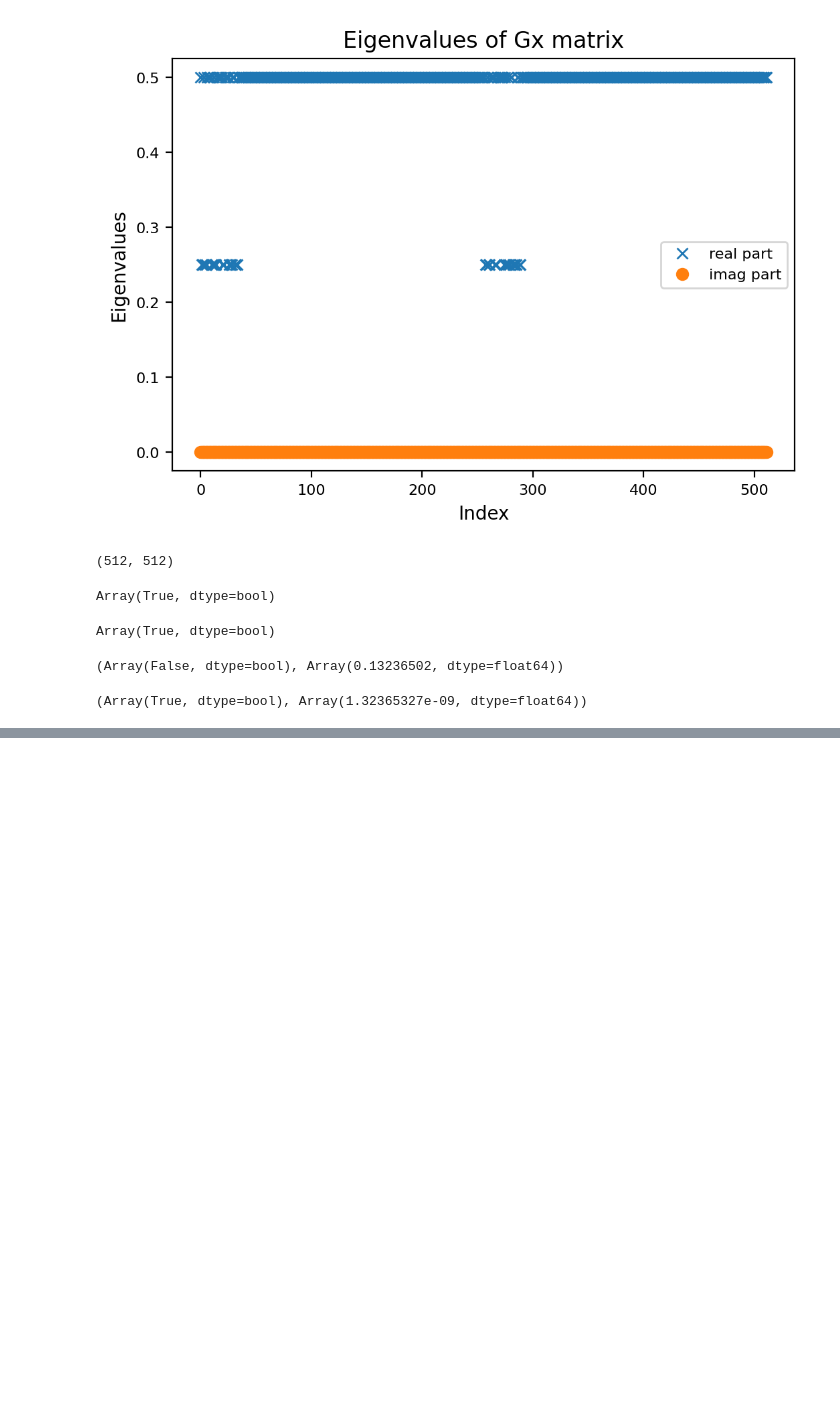
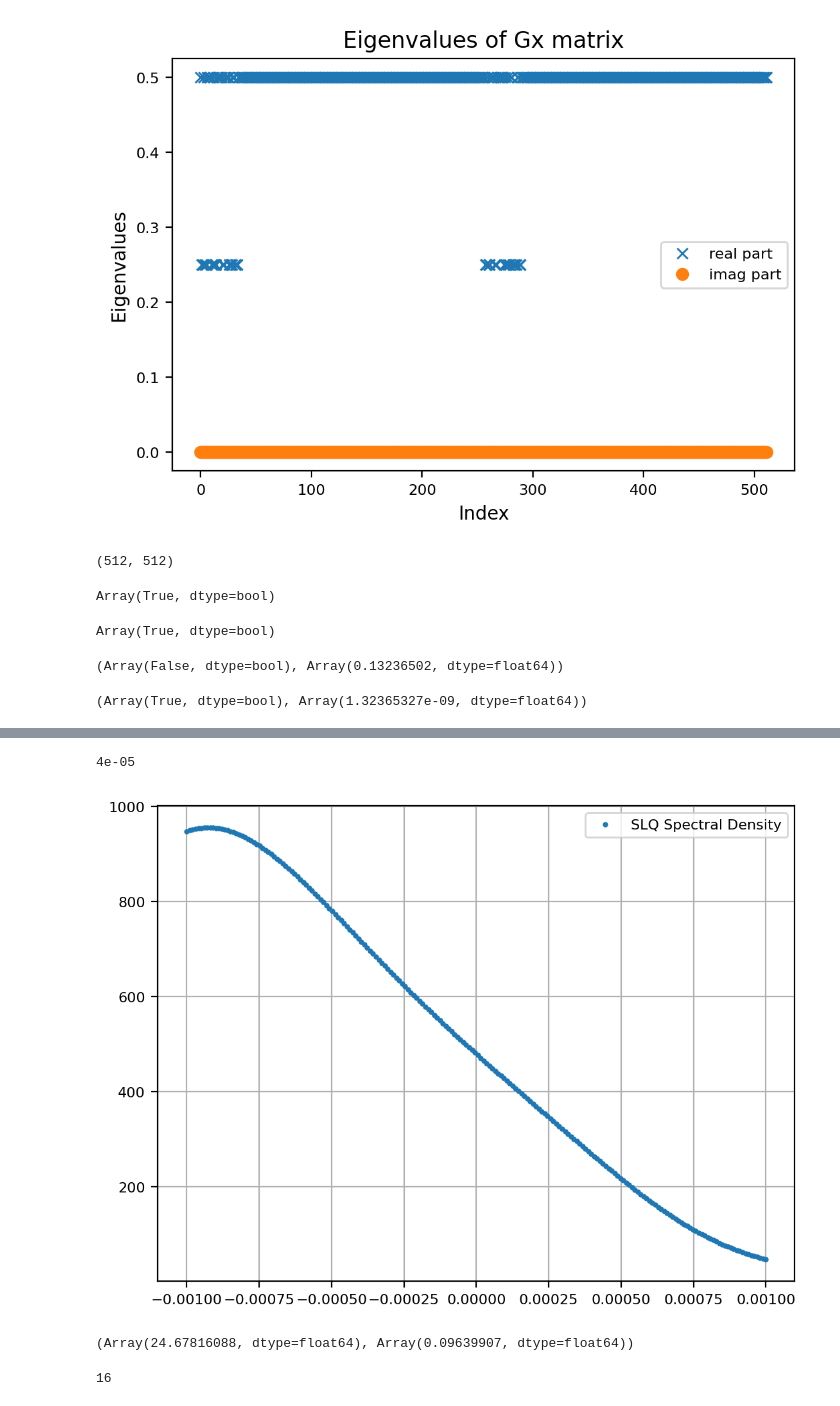
Before and after one commit to EmilianoG-byte/iqm-benchmarks, a Jupyter notebook: playground/num_sequences/testing_sd_approach.ipynb, the cells around one changed output, grey strips where cells are left out. Cells and saved outputs as stored; diff of their text form; code cells hidden in the pictures; blank space fills up the shorter version.

```diff
--- a/playground/num_sequences/testing_sd_approach.ipynb
+++ b/playground/num_sequences/testing_sd_approach.ipynb
@@ -324,7 +324,7 @@ ehessian_tensor_nonherm = riemannian_hessian_povm(
     return_gradient=False,
     hermitian_order=False
 )
-ehessian_matrix_nonherm = ehessian_tensor_nonherm.reshape(2 * n * p, 2 * n * p)
+ehessian_matrix_nonherm = ehessian_tensor_nonherm.reshape(2 * dim * p, 2 * dim * p)
 
 # is this the hermitian matrix we expect?
 ehessian_matrix_adjoint_nonherm = ehessian_matrix_nonherm.conj().T
@@ -875,18 +878,22 @@ def hessian_vector_function(v: jnp.ndarray) -> jnp.ndarray:
 # %%
-import jax
 dim_input = Hessian_matrix.shape[0] // 2
 key = jax.random.PRNGKey(0)
+min_eigval = -1e-1
+max_eigval = 0.2
+sigma = 2e-2
+num_points_grid = 200
 
-xs, rho = slq_spectral_density(
+grid, spectral_density, sigma_norm = slq_spectral_density(
     hvp=hessian_vector_function,
     dim=dim_input,
     key=key,
-    num_probes=20,
-    lanczos_steps=80,
-    num_points=100,
-    x_min = -1e-5,
-    x_max=1e-5,
+    num_probes_k=20,
+    lanczos_order_m=50,
+    num_points_grid=num_points_grid,
+    min_eigval=min_eigval,
+    max_eigval=max_eigval,
     reorth=True,
+    sigma=sigma,
 )
 # %% [output]
 SLQ probe 1/20
@@ -964,0 +1124,16 @@ mean_slq, trace_est
+# %%
+min_eigval_focused = -1e-5
+max_eigval_focused = 1e-5
+
+grid_focused, spectral_density_focused, sigma_norm = slq_spectral_density(
+    hvp=hessian_vector_function,
+    dim=dim_input,
+    key=key,
+    num_probes_k=20,
+    lanczos_order_m=50,
+    num_points_grid=num_points_grid,
+    min_eigval=min_eigval_focused,
+    max_eigval=max_eigval_focused,
+    reorth=True,
+    sigma=sigma,
+)
@@ -964,0 +1158,20 @@ mean_slq, trace_est
+# %%
+(max_eigval_focused - min_eigval_focused)/50
+# %% [output]
+4e-05
+# %%
+plt.figure(dpi=200)
+plt.plot(grid_focused, spectral_density_focused, 'o', markersize=2,label='SLQ Spectral Density')
+plt.legend()
+plt.grid()
+plt.show()
+# %% [output]
+[figure, added]
+# %%
+nullity_from_density(grid_focused, spectral_density_focused, eps=1e-4, dim=dim_input)
+# %% [output]
+(Array(24.67816088, dtype=float64), Array(0.09639907, dtype=float64))
+# %%
+512 - 496
+# %% [output]
+16
```
Also changed, not shown: parts of 36 cells of this notebook, 1 other file.
